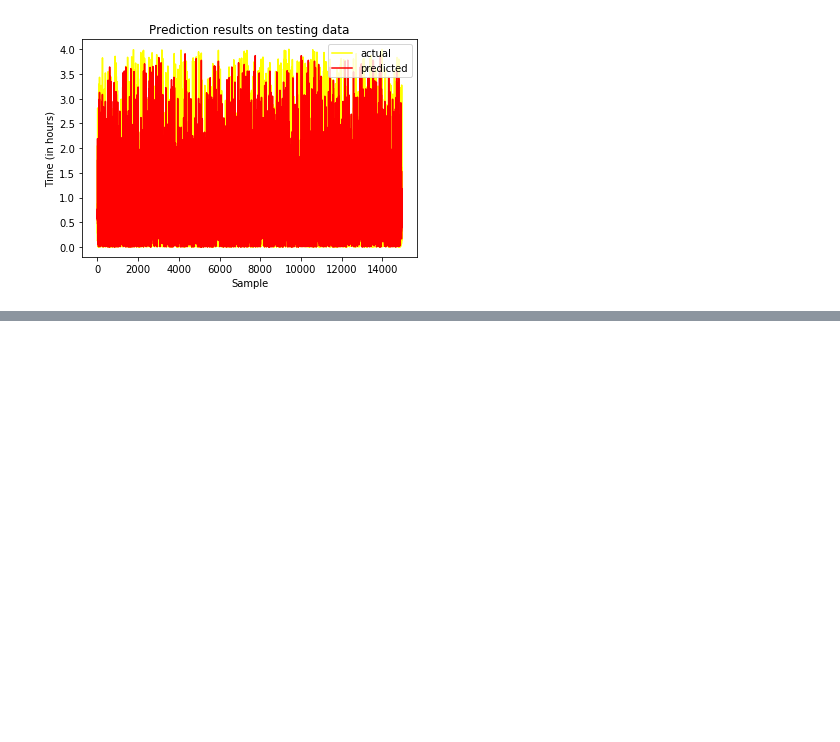
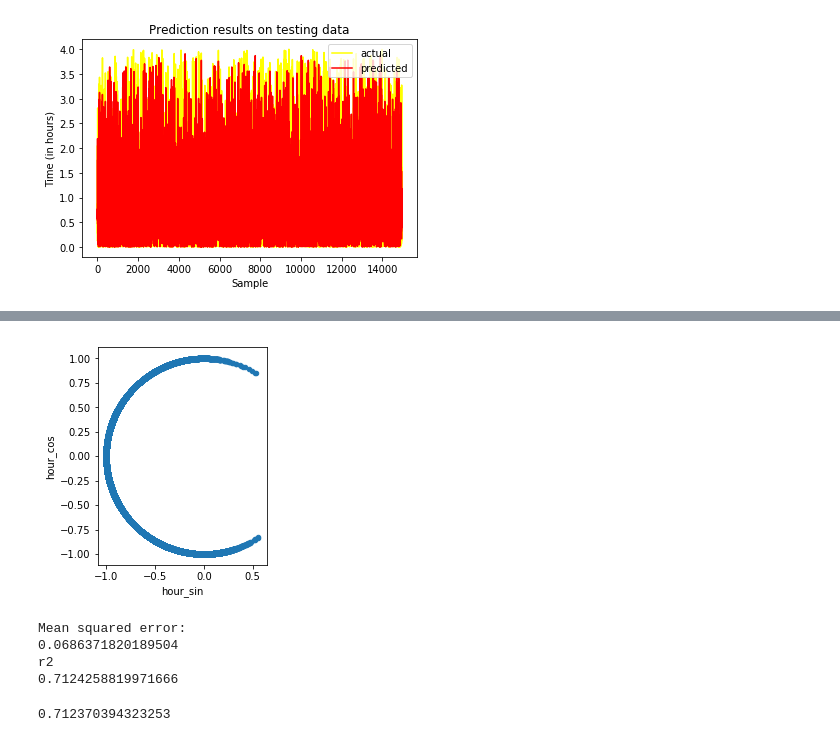
Before and after one commit to abu-rayyan/DeliveryTimePrediction, a Jupyter notebook: Ipynb_files/model2_dt.ipynb, the cells around one changed output, grey strips where cells are left out. Saved outputs shown, nothing was run; the diff lists cells and outputs as text; code cells hidden in the pictures; blank space fills up the shorter version.

Commit message:
adding updated files of model

```diff
--- a/Ipynb_files/model2_dt.ipynb
+++ b/Ipynb_files/model2_dt.ipynb
@@ -136,0 +155,9 @@ plt.show()
+# %%
+df['del_diff'] = df['Delivered Time'] - df['deliver_time'].apply(pd.to_datetime)
+df['del_seconds'] = df['del_diff'].dt.total_seconds()
+# %%
+df['del_sin'] = np.sin(2 * np.pi * df['del_seconds']/86400.0)
+df['del_cos'] = np.cos(2 * np.pi * df['del_seconds']/86400.0)
+df.plot.scatter('hour_sin','hour_cos').set_aspect('equal')
+# %% [output]
+[figure, added]
@@ -136,0 +173,16 @@ plt.show()
+# %%
+print("Mean squared error: "  )
+mse= mean_squared_error(Y_tst, predict_model,)
+print(mse)
+
+print('r2')
+r2 = r2_score(Y_tst, predict_model, sample_weight=None, multioutput='uniform_average')
+print(r2)
+adj_r2 = 1-(1-r2) * (X_tst.shape[0] -1)/(X_tst.shape[0]-X_tst.shape[1] -1)
+adj_r2
+# %% [output]
+Mean squared error:
+0.0686371820189504
+r2
+0.7124258819971666
+0.712370394323253
```
Also changed, not shown: parts of 12 cells of this notebook, 2 other files.
